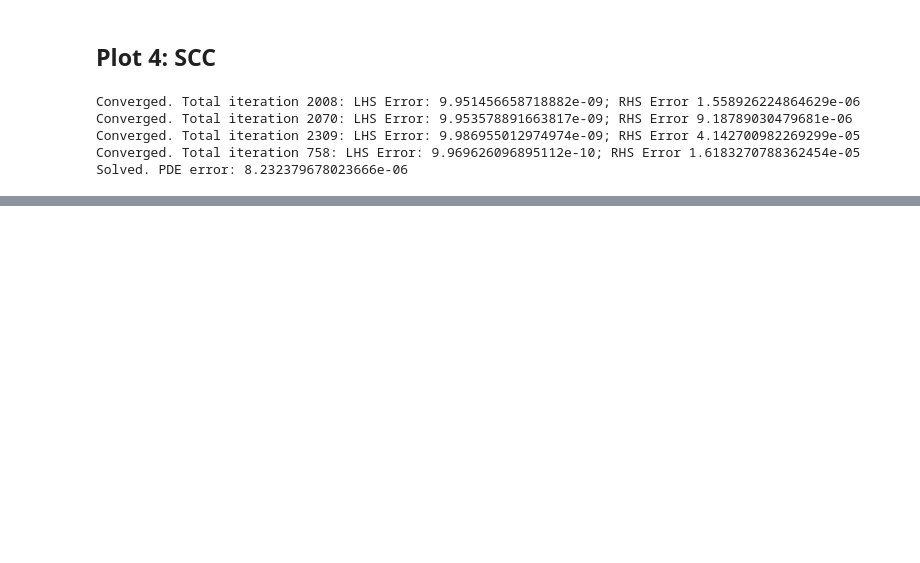
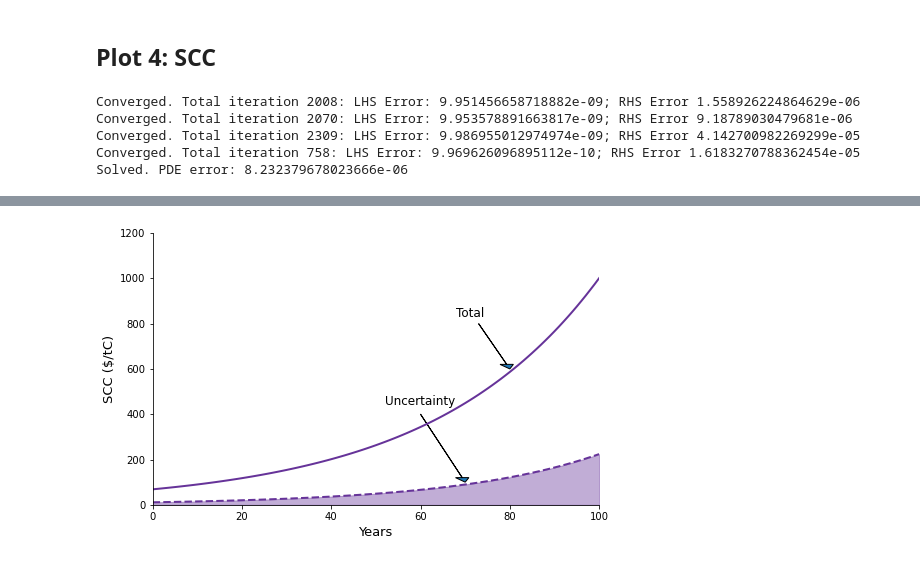
Before and after one commit to lphansen/ClimateUncertaintySpillover, a Jupyter notebook: notebook/plots_request.ipynb, the cells around one changed output, grey strips where cells are left out. Cells and saved outputs as stored; diff of their text form; code cells hidden in the pictures; blank space fills up the shorter version.

```diff
--- a/notebook/plots_request.ipynb
+++ b/notebook/plots_request.ipynb
@@ -252,5 +241,6 @@ Ws = np.random.multivariate_normal(np.zeros(2), np.eye(2), (N, int(T/dt)))
 logk_path = simulate_capital(α_k, β_k, σ_k, β_z, σ_z, ioverk, κ, Ws, k_start, N=N, T=T, dt=dt)
 Kt = np.percentile(np.exp(logk_path), 50, axis=0)
 # %%
-SCCt_distorted = η*(0.025)*Kt/((1.-η)*et_tilde) * 1000
-SCCt_baseline = SCCt_distorted
+SCCt_all = η*(0.025)*Kt/((1.-η)*et_tilde) * 1000
+SCCt_baseline = SCCt_all * ratio_t
+SCCt_uncertainty = SCCt_all - SCCt_baseline
@@ -259,0 +247,19 @@ SCCt_baseline = SCCt_distorted
+# %%
+plt.figure(figsize=(8, 5))
+plt.plot(SCCt_all, color='rebeccapurple', label='total', linewidth=2.)
+plt.plot(SCCt_uncertainty, color='rebeccapurple', label='uncertainty', linestyle='dashed', linewidth=2.)
+plt.fill_between(np.arange(0, 101, 1), np.zeros_like(SCCt_uncertainty),
+                 SCCt_uncertainty, color='rebeccapurple', alpha=.4)
+plt.ylim(0, 1200)
+plt.xlim(0, 100)
+plt.xlabel('Years', fontsize=13)
+plt.ylabel('SCC ($/tC)', fontsize=13)
+plt.arrow(60, 400, 10, -300, length_includes_head=True,
+          head_width=3, head_length=20, shape='full')
+plt.arrow(73, 800, 7, -200, length_includes_head=True,
+          head_width=3, head_length=20, shape='full')
+plt.text(52, 440, 'Uncertainty', fontsize=12)
+plt.text(68, 830, 'Total', fontsize=12)
+plt.savefig('../plots/requests/scc.pdf')
+# %% [output]
+[figure, added]
```
Also changed, not shown: parts of 4 cells of this notebook, 46 other files.
